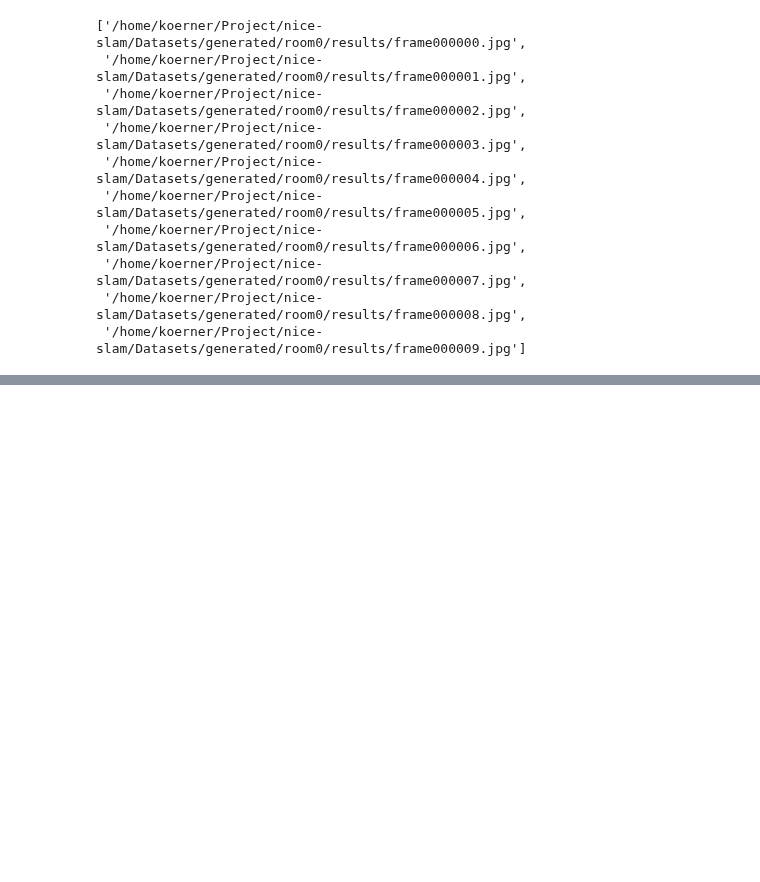
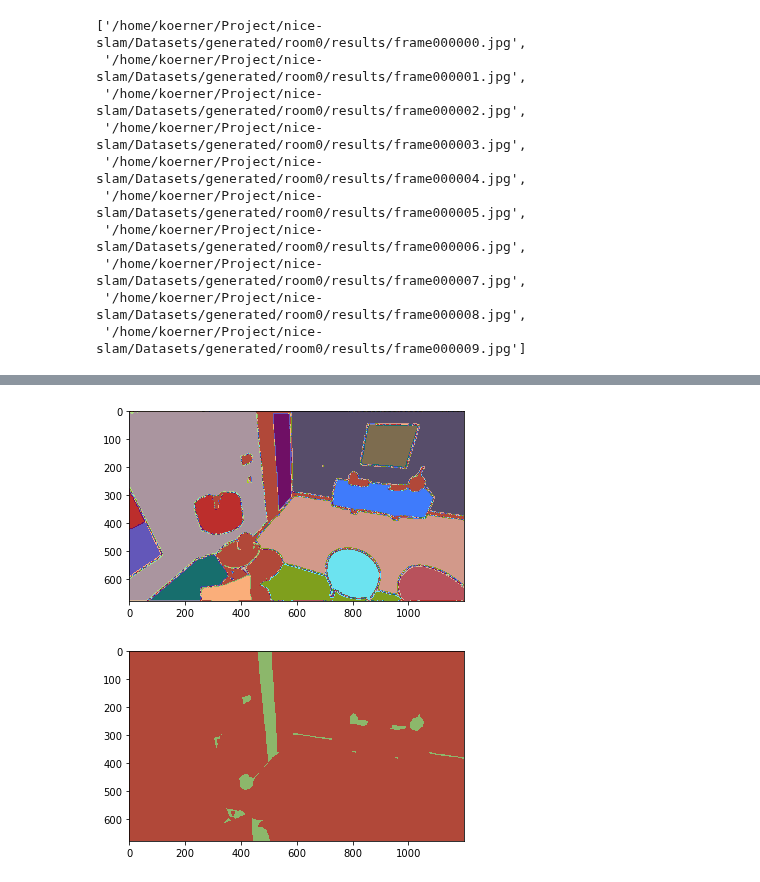
Before and after one commit to doginono/SceneSAM, a Jupyter notebook: test_sam.ipynb, the cells around one changed output, grey strips where cells are left out. Cells and saved outputs as stored; diff of their text form; code cells hidden in the pictures; blank space fills up the shorter version.

```diff
--- a/test_sam.ipynb
+++ b/test_sam.ipynb
@@ -42,0 +72,7 @@ with open(store_path, 'wb') as f:
+# %%
+ids = id_generation.generateIds(mask, 5000)
+visualizer.visualize(ids)
+visualizer.visualize(ids==-2)
+# %% [output]
+[figure, added]
+[figure, added]
```
Also changed, not shown: parts of 8 cells of this notebook, 10 other files.
